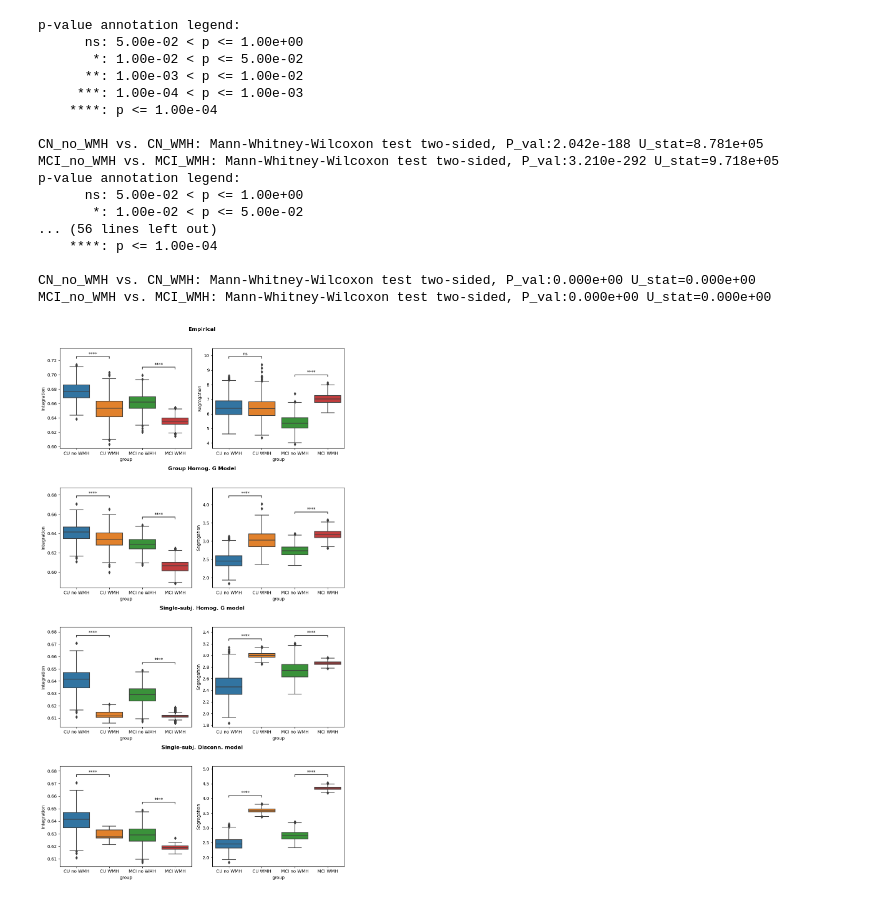
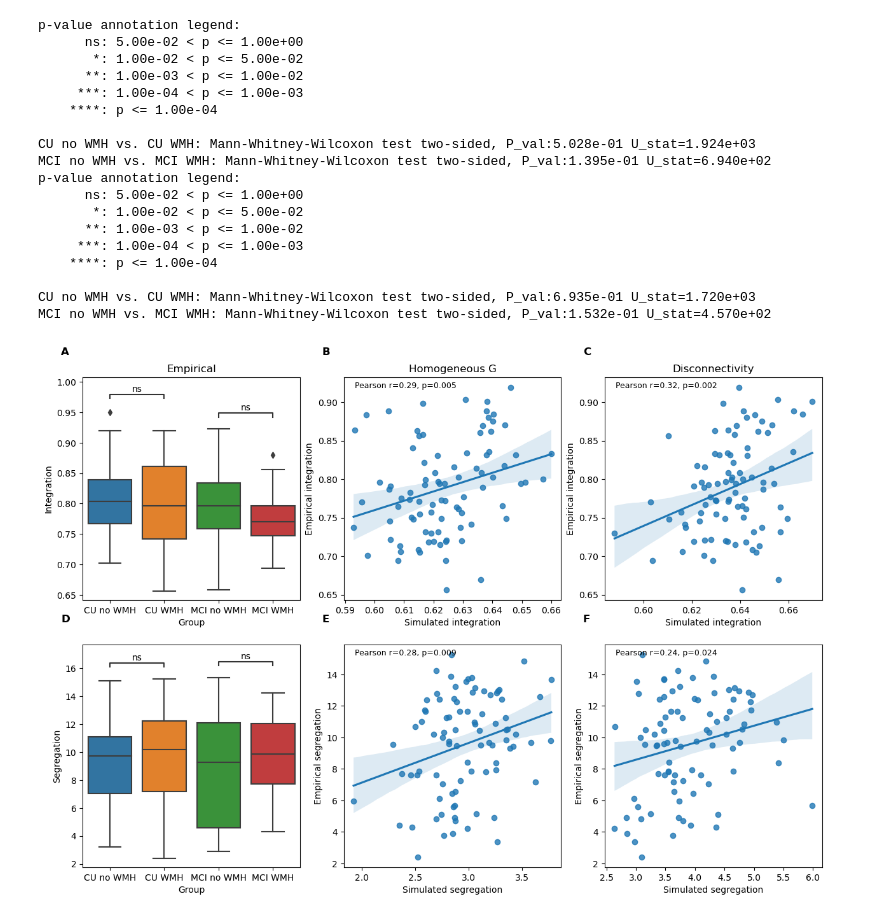
Before and after one commit to dani2442/TMS_in_AD, a Jupyter notebook: 03_modeling_neurolib/petTOAD_int_seg_plotting.ipynb, the cells around one changed output. Drawn from its saved outputs; the diff is of its cells as text; code cells hidden in the pictures.

```diff
--- a/03_modeling_neurolib/petTOAD_int_seg_plotting.ipynb
+++ b/03_modeling_neurolib/petTOAD_int_seg_plotting.ipynb
@@ -504,37 +618,33 @@ plot_save_sim_vs_emp_int_seg(df_int_seg_emp_sim_disconn, "disconnectivity")
-# %%
-df_integration_emp, df_segregation_emp, df_integration_a, df_segregation_a, df_integration_G, df_segregation_G, df_int_ss_G, df_seg_ss_G, df_int_ss_disconn, df_seg_ss_disconn = load_df_integration_segregation(n_sim=n_simulations)
-df_int_ss_G.rename(columns={"Group": "group"}, inplace = True)
-df_seg_ss_G.rename(columns={"Group": "group"}, inplace = True)
-
-df_int_ss_G["model_type"] = "single-subject-homogeneous_G"
-df_seg_ss_G["model_type"] = "single-subject-homogeneous_G"
-df_int_ss_disconn["model_type"] = "single-subject-disconnectivity"
-df_seg_ss_disconn["model_type"] = "single-subject-disconnectivity"
-
-df_int_ss_G = pd.concat([df_int_ss_G, df_integration_G[(df_integration_G["group"] == "CN_no_WMH") | (df_integration_G["group"] == "MCI_no_WMH")]])
-df_seg_ss_G = pd.concat([df_seg_ss_G, df_segregation_G[(df_segregation_G["group"] == "CN_no_WMH") | (df_segregation_G["group"] == "MCI_no_WMH")]])
-
-df_int_ss_disconn = pd.concat([df_int_ss_disconn, df_integration_G[(df_integration_G["group"] == "CN_no_WMH") | (df_integration_G["group"] == "MCI_no_WMH")]])
-df_seg_ss_disconn = pd.concat([df_seg_ss_disconn, df_segregation_G[(df_segregation_G["group"] == "CN_no_WMH") | (df_segregation_G["group"] == "MCI_no_WMH")]])
-
-
-plot_all_int_seg_comparisons(df_integration_emp, df_integration_G, df_int_ss_G, df_int_ss_disconn, df_segregation_emp, df_segregation_G, df_seg_ss_G, df_seg_ss_disconn)
-# %% [output]
-p-value annotation legend:
-      ns: 5.00e-02 < p <= 1.00e+00
-       *: 1.00e-02 < p <= 5.00e-02
-      **: 1.00e-03 < p <= 1.00e-02
-     ***: 1.00e-04 < p <= 1.00e-03
-    ****: p <= 1.00e-04
-
-CN_no_WMH vs. CN_WMH: Mann-Whitney-Wilcoxon test two-sided, P_val:2.042e-188 U_stat=8.781e+05
-MCI_no_WMH vs. MCI_WMH: Mann-Whitney-Wilcoxon test two-sided, P_val:3.210e-292 U_stat=9.718e+05
-p-value annotation legend:
-      ns: 5.00e-02 < p <= 1.00e+00
-       *: 1.00e-02 < p <= 5.00e-02
-... (56 lines left out)
-    ****: p <= 1.00e-04
-
-CN_no_WMH vs. CN_WMH: Mann-Whitney-Wilcoxon test two-sided, P_val:0.000e+00 U_stat=0.000e+00
-MCI_no_WMH vs. MCI_WMH: Mann-Whitney-Wilcoxon test two-sided, P_val:0.000e+00 U_stat=0.000e+00
-[figure, removed]
+# %%
+df_emp_int_seg = pd.merge(df_emp_int_seg, df_petTOAD[["PTID", "Group_bin_Fazekas"]])
+fig, axs = plt.subplots(nrows=2, ncols = 3, figsize = (15, 10))
+plot_int_or_seg_single_subject(df_emp_int_seg, "emp_int", axs[0, 0])
+plot_int_or_seg_single_subject(df_emp_int_seg, "emp_seg", axs[1, 0])
+regplot_with_corrcoef("All", df_int_seg_emp_sim_G, "sim_int", "emp_int", axs[0,1])
+regplot_with_corrcoef("All", df_int_seg_emp_sim_G, "sim_seg", "emp_seg", axs[1,1])
+regplot_with_corrcoef("All", df_int_seg_emp_sim_disconn, "sim_int", "emp_int", axs[0,2])
+regplot_with_corrcoef("All", df_int_seg_emp_sim_disconn, "sim_seg", "emp_seg", axs[1,2])
+axs[0,0].set_title("Empirical")
+axs[0,1].set_title("Homogeneous G")
+axs[0,2].set_title("Disconnectivity")
+write_figure_letters(axs)
+# %% [output]
+p-value annotation legend:
+      ns: 5.00e-02 < p <= 1.00e+00
+       *: 1.00e-02 < p <= 5.00e-02
+      **: 1.00e-03 < p <= 1.00e-02
+     ***: 1.00e-04 < p <= 1.00e-03
+    ****: p <= 1.00e-04
+
+CU no WMH vs. CU WMH: Mann-Whitney-Wilcoxon test two-sided, P_val:5.028e-01 U_stat=1.924e+03
+MCI no WMH vs. MCI WMH: Mann-Whitney-Wilcoxon test two-sided, P_val:1.395e-01 U_stat=6.940e+02
+p-value annotation legend:
+      ns: 5.00e-02 < p <= 1.00e+00
+       *: 1.00e-02 < p <= 5.00e-02
+      **: 1.00e-03 < p <= 1.00e-02
+     ***: 1.00e-04 < p <= 1.00e-03
+    ****: p <= 1.00e-04
+
+CU no WMH vs. CU WMH: Mann-Whitney-Wilcoxon test two-sided, P_val:6.935e-01 U_stat=1.720e+03
+MCI no WMH vs. MCI WMH: Mann-Whitney-Wilcoxon test two-sided, P_val:1.532e-01 U_stat=4.570e+02
+[figure, added]
```
Also changed, not shown: parts of 5 cells of this notebook, 32 other files.
